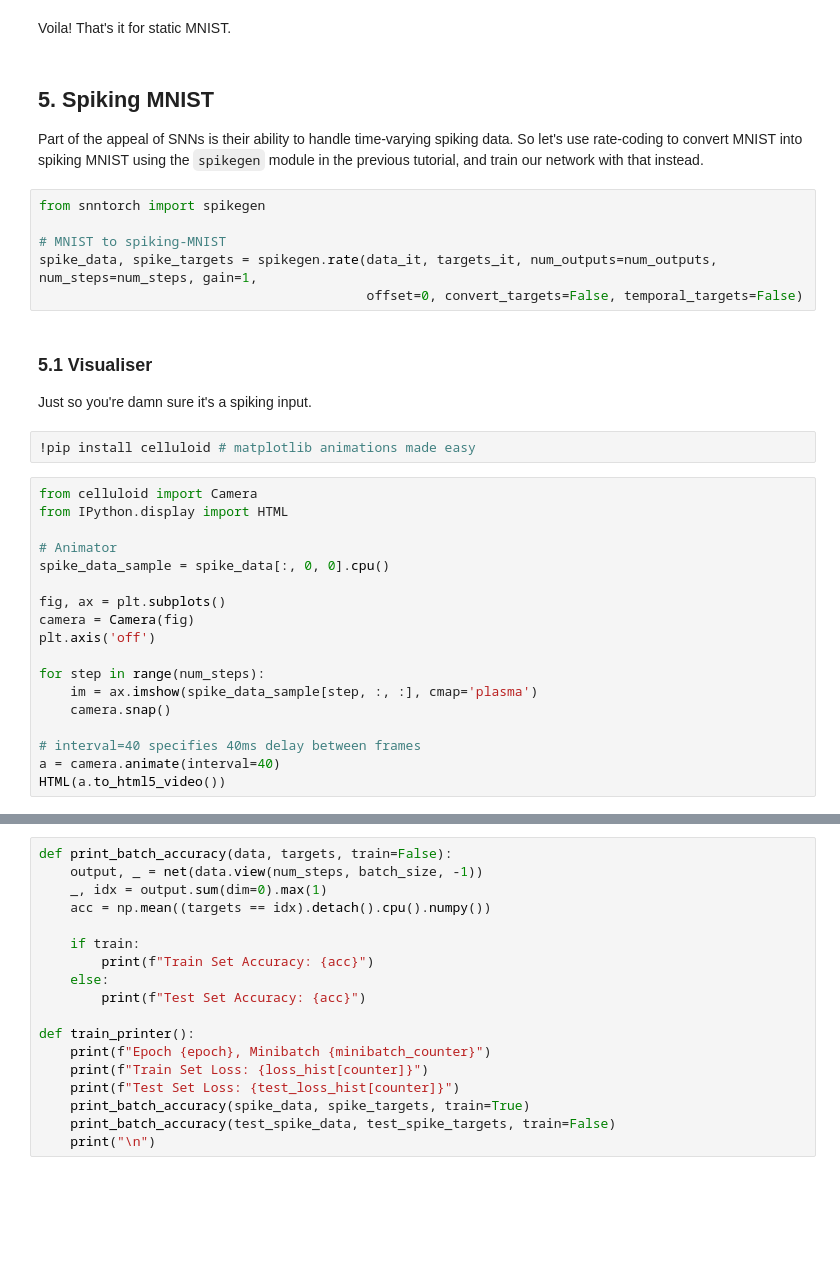
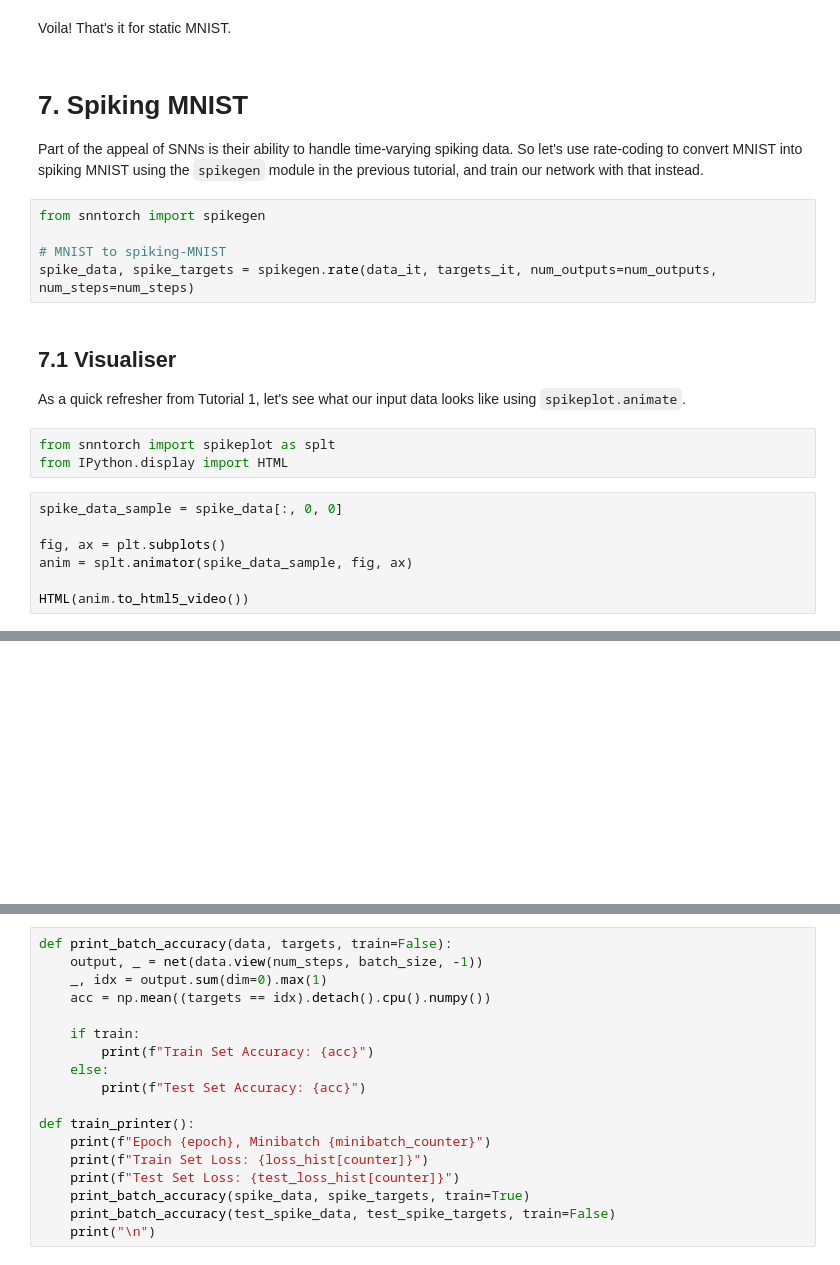
Before and after one commit to jeshraghian/snntorch, a Jupyter notebook: examples/tutorial_3_FCN.ipynb, the cells around one changed output, grey strips where cells are left out. Drawn from its saved outputs; the diff is of its cells as text; blank space fills up the shorter version.

```diff
--- a/examples/tutorial_3_FCN.ipynb
+++ b/examples/tutorial_3_FCN.ipynb
@@ -615,34 +629,24 @@ print(f"Test Set Accuracy: {100 * correct / total}%")
 # %% [markdown]
 Voila! That's it for static MNIST.
 # %% [markdown]
-## 5. Spiking MNIST
+# 7. Spiking MNIST
 Part of the appeal of SNNs is their ability to handle time-varying spiking data. So let's use rate-coding to convert MNIST into spiking MNIST using the `spikegen` module in the previous tutorial, and train our network with that instead.
 # %%
 from snntorch import spikegen
 
 # MNIST to spiking-MNIST
-spike_data, spike_targets = spikegen.rate(data_it, targets_it, num_outputs=num_outputs, num_steps=num_steps, gain=1,
-                                          offset=0, convert_targets=False, temporal_targets=False)
+spike_data, spike_targets = spikegen.rate(data_it, targets_it, num_outputs=num_outputs, num_steps=num_steps)
-# %% [markdown]
-### 5.1 Visualiser
-Just so you're damn sure it's a spiking input.
-# %%
-!pip install celluloid # matplotlib animations made easy
-# %%
-from celluloid import Camera
-from IPython.display import HTML
-
-# Animator
-spike_data_sample = spike_data[:, 0, 0].cpu()
-
-fig, ax = plt.subplots()
-camera = Camera(fig)
-plt.axis('off')
-
-for step in range(num_steps):
-    im = ax.imshow(spike_data_sample[step, :, :], cmap='plasma')
-    camera.snap()
-
-# interval=40 specifies 40ms delay between frames
-a = camera.animate(interval=40)
-HTML(a.to_html5_video())
+# %% [markdown]
+## 7.1 Visualiser
+As a quick refresher from Tutorial 1, let's see what our input data looks like using `spikeplot.animate`.
+# %%
+from snntorch import spikeplot as splt
+from IPython.display import HTML
+# %%
+spike_data_sample = spike_data[:, 0, 0]
+
+fig, ax = plt.subplots()
+anim = splt.animator(spike_data_sample, fig, ax)
+
+HTML(anim.to_html5_video())
+# %% [output]
@@ -649,2 +654,3 @@ HTML(a.to_html5_video())
+[figure, added]
 # %%
 print(spike_targets[0])
```
Also changed, not shown: parts of 23 cells of this notebook.
